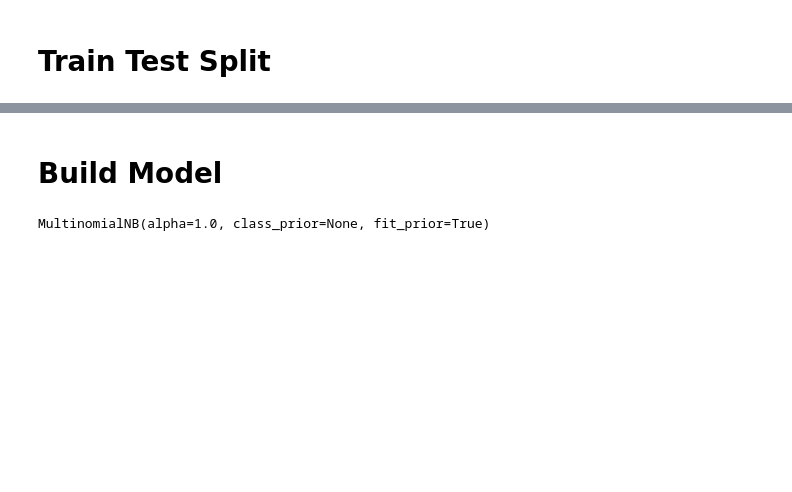
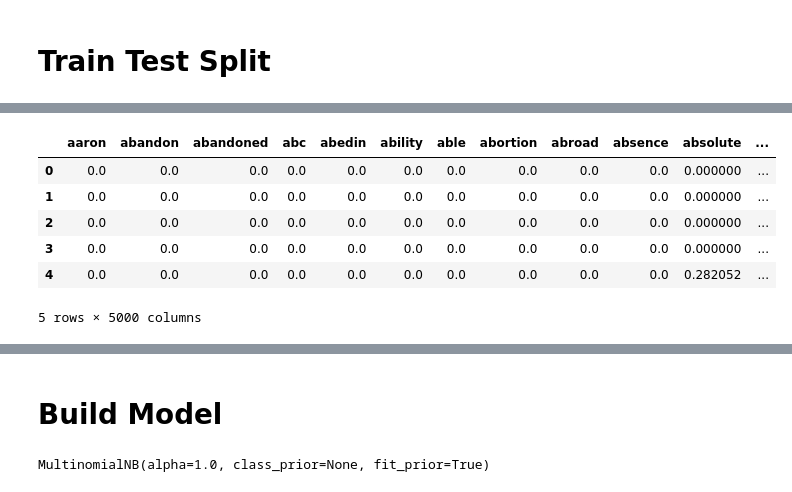
Before and after one commit to plaban1981/NLP, a Jupyter notebook: FakeNewsClassifier.ipynb, the cells around one changed output, grey strips where cells are left out. Drawn from its saved outputs; the diff is of its cells as text; code cells hidden in the pictures; blank space fills up the shorter version.

```diff
--- a/FakeNewsClassifier.ipynb
+++ b/FakeNewsClassifier.ipynb
@@ -163,4 +203,0 @@ Y = messages['label']
-# %%
-from sklearn.feature_extraction.text import TfidfVectorizer
-tfidf_v=TfidfVectorizer(max_features=5000,ngram_range=(1,3))
-X=tfidf_v.fit_transform(messages['cleaned_text']).toarray()
@@ -207,0 +215,5 @@ X_train.shape,X_test.shape
+# %%
+from sklearn.feature_extraction.text import TfidfVectorizer
+tfidf_v=TfidfVectorizer(max_features=5000,ngram_range=(1,3))
+X_train_dtm =tfidf_v.fit_transform(X_train).toarray()
+X_test_dtm =tfidf_v.transform(X_test).toarray()
@@ -207,0 +243,11 @@ X_train.shape,X_test.shape
+# %%
+df_tfidf = pd.DataFrame(X_train_dtm,columns=tfidf_v.get_feature_names())
+df_tfidf.head()
+# %% [output]
+|  | aaron | abandon | abandoned | abc | abedin | ability | able | abortion | abroad | absence | absolute | ... |
+| 0 | 0.0 | 0.0 | 0.0 | 0.0 | 0.0 | 0.0 | 0.0 | 0.0 | 0.0 | 0.0 | 0.000000 | ... |
+| 1 | 0.0 | 0.0 | 0.0 | 0.0 | 0.0 | 0.0 | 0.0 | 0.0 | 0.0 | 0.0 | 0.000000 | ... |
+| 2 | 0.0 | 0.0 | 0.0 | 0.0 | 0.0 | 0.0 | 0.0 | 0.0 | 0.0 | 0.0 | 0.000000 | ... |
+| 3 | 0.0 | 0.0 | 0.0 | 0.0 | 0.0 | 0.0 | 0.0 | 0.0 | 0.0 | 0.0 | 0.000000 | ... |
+| 4 | 0.0 | 0.0 | 0.0 | 0.0 | 0.0 | 0.0 | 0.0 | 0.0 | 0.0 | 0.0 | 0.282052 | ... |
+5 rows × 5000 columns
```
Also changed, not shown: parts of 43 cells of this notebook.
